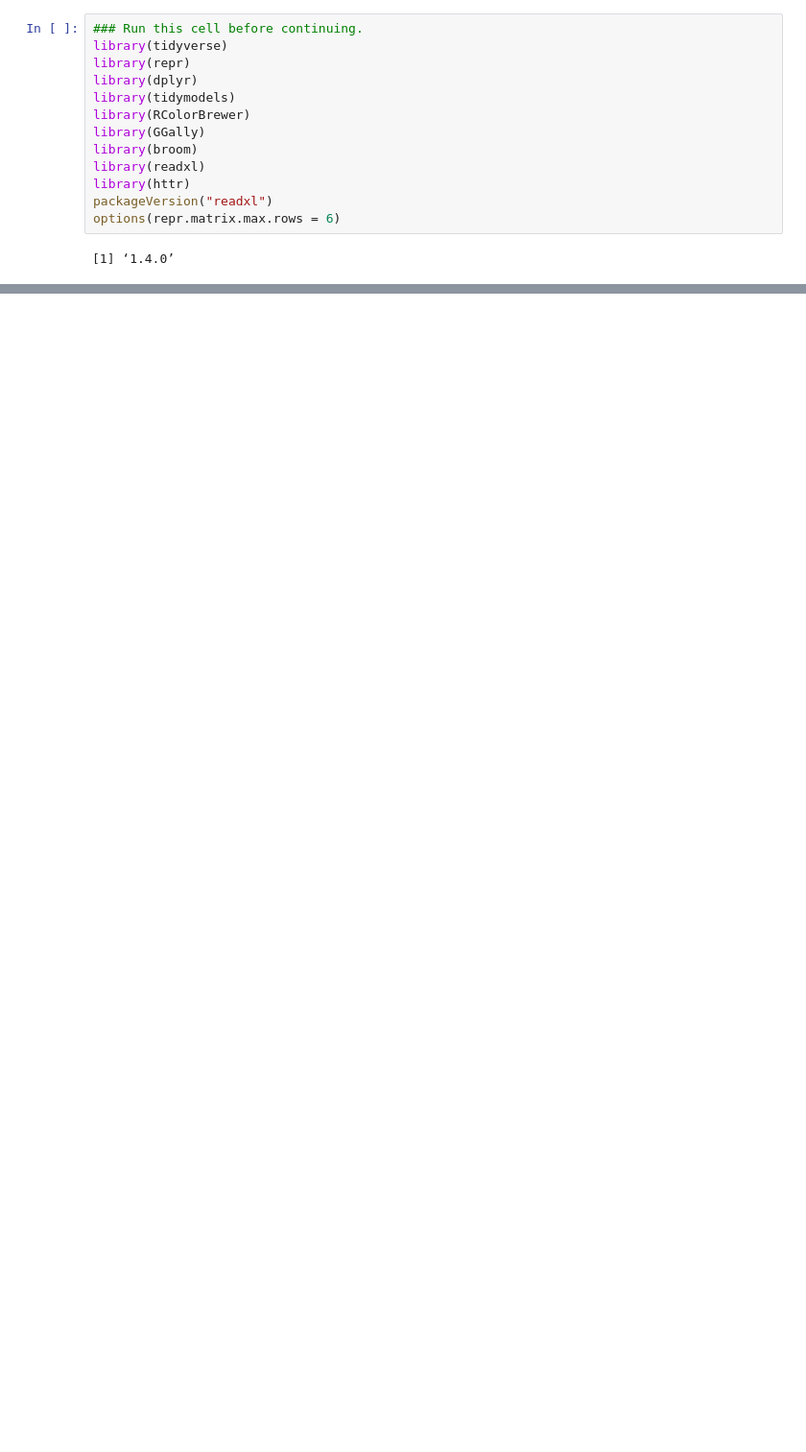
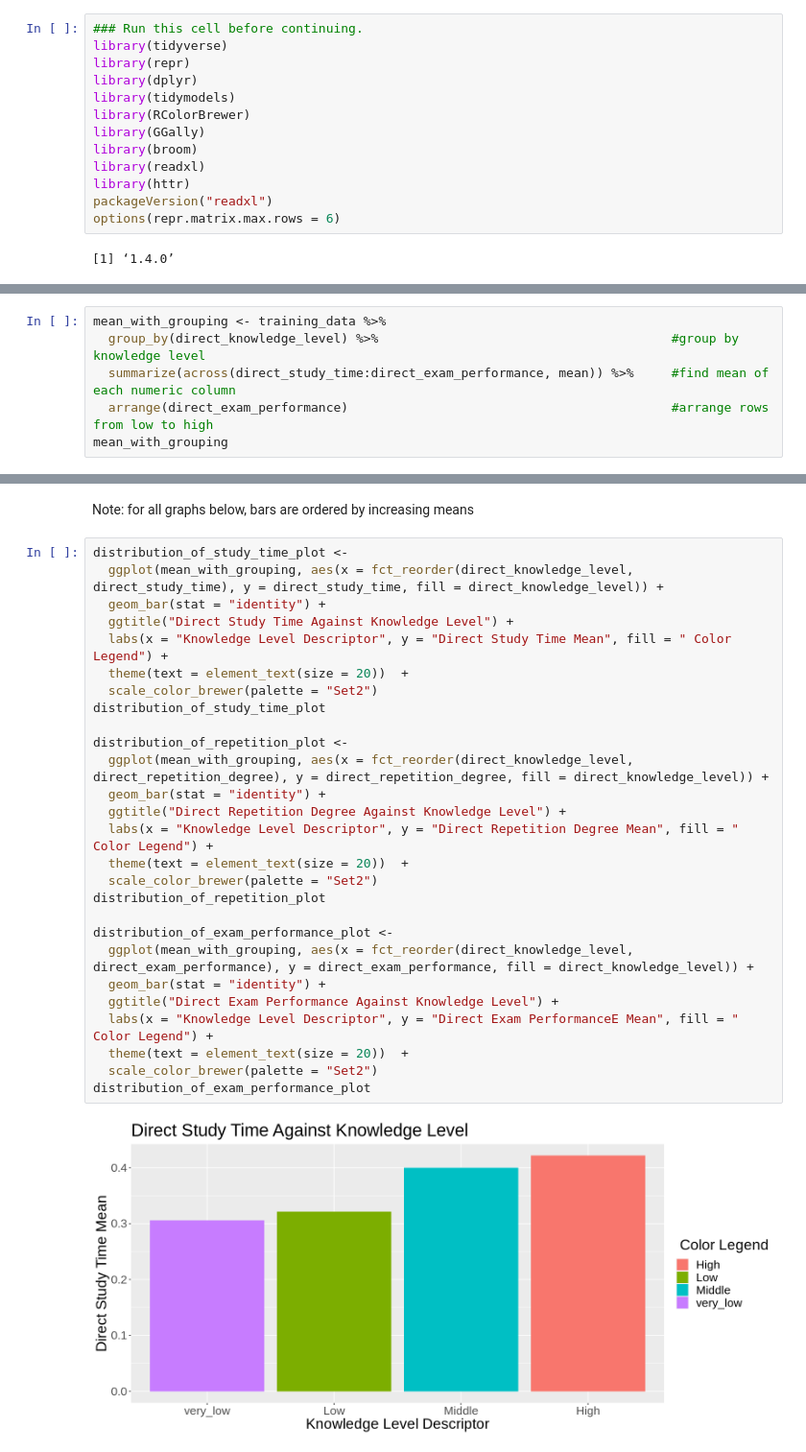
Before and after one commit to genhoang/dsci-100-group-151, a Jupyter notebook: final_report.ipynb, the cells around one changed output, grey strips where cells are left out. Shown: that part at 96% size. Saved outputs shown, nothing was run; the diff lists cells and outputs as text; blank space fills up the shorter version.

```diff
--- a/final_report.ipynb
+++ b/final_report.ipynb
@@ -75,0 +163,6 @@ A tibble: 258 × 6
+# %%
+mean_with_grouping <- training_data %>%
+  group_by(direct_knowledge_level) %>%                                       #group by knowledge level
+  summarize(across(direct_study_time:direct_exam_performance, mean)) %>%     #find mean of each numeric column
+  arrange(direct_exam_performance)                                           #arrange rows from low to high
+mean_with_grouping
@@ -75,0 +197,31 @@ A tibble: 258 × 6
+# %% [markdown]
+Note: for all graphs below, bars are ordered by increasing means
+# %%
+distribution_of_study_time_plot <-
+  ggplot(mean_with_grouping, aes(x = fct_reorder(direct_knowledge_level, direct_study_time), y = direct_study_time, fill = direct_knowledge_level)) +
+  geom_bar(stat = "identity") +
+  ggtitle("Direct Study Time Against Knowledge Level") +
+  labs(x = "Knowledge Level Descriptor", y = "Direct Study Time Mean", fill = " Color Legend") +
+  theme(text = element_text(size = 20))  +
+  scale_color_brewer(palette = "Set2")
+distribution_of_study_time_plot
+
+distribution_of_repetition_plot <-
+  ggplot(mean_with_grouping, aes(x = fct_reorder(direct_knowledge_level, direct_repetition_degree), y = direct_repetition_degree, fill = direct_knowledge_level)) +
+  geom_bar(stat = "identity") +
+  ggtitle("Direct Repetition Degree Against Knowledge Level") +
+  labs(x = "Knowledge Level Descriptor", y = "Direct Repetition Degree Mean", fill = " Color Legend") +
+  theme(text = element_text(size = 20))  +
+  scale_color_brewer(palette = "Set2")
+distribution_of_repetition_plot
+
+distribution_of_exam_performance_plot <-
+  ggplot(mean_with_grouping, aes(x = fct_reorder(direct_knowledge_level, direct_exam_performance), y = direct_exam_performance, fill = direct_knowledge_level)) +
+  geom_bar(stat = "identity") +
+  ggtitle("Direct Exam Performance Against Knowledge Level") +
+  labs(x = "Knowledge Level Descriptor", y = "Direct Exam PerformanceE Mean", fill = " Color Legend") +
+  theme(text = element_text(size = 20))  +
+  scale_color_brewer(palette = "Set2")
+distribution_of_exam_performance_plot
+# %% [output]
+[figure, added]
```
Also changed, not shown: parts of 20 cells of this notebook, 1 other file.
